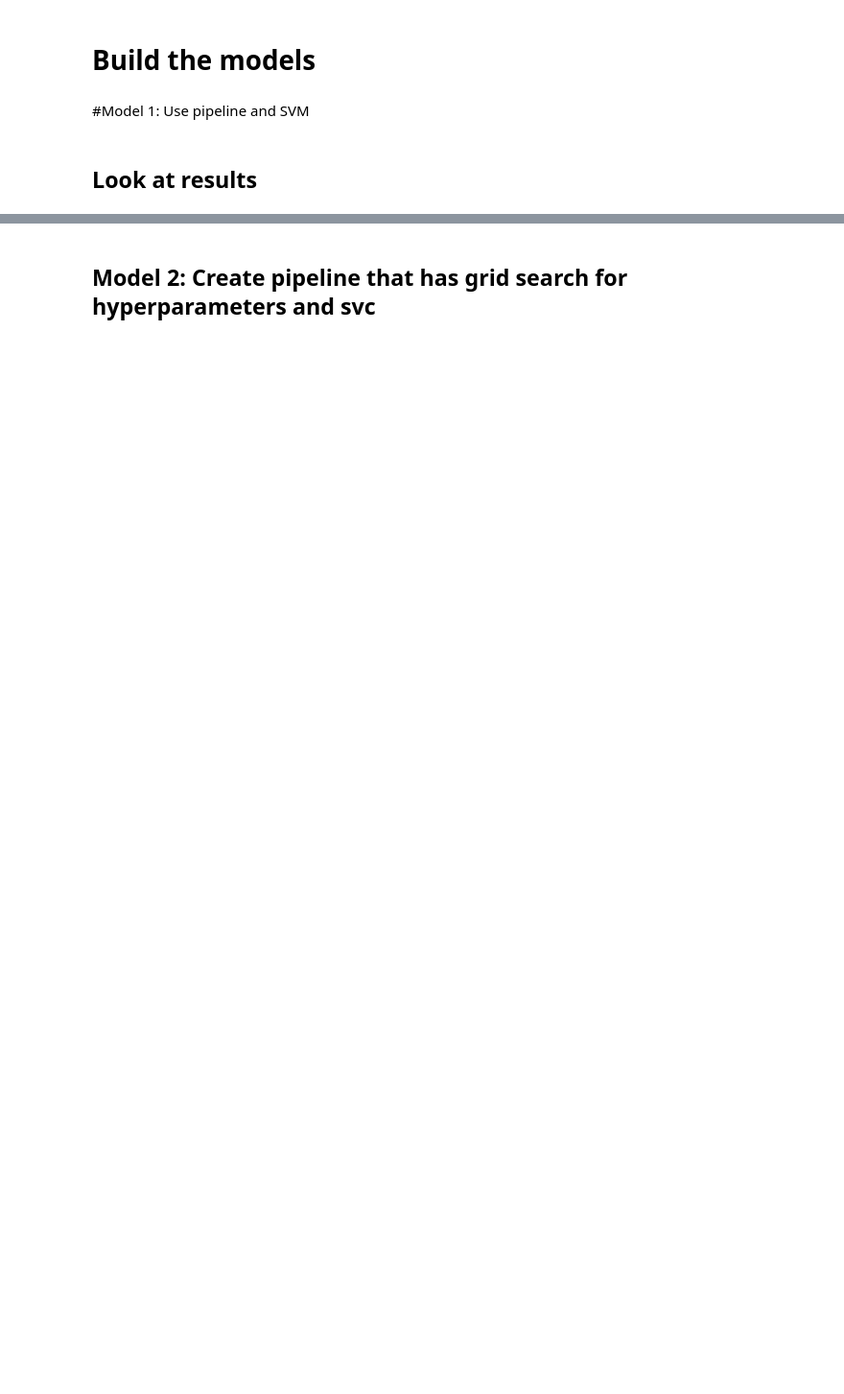
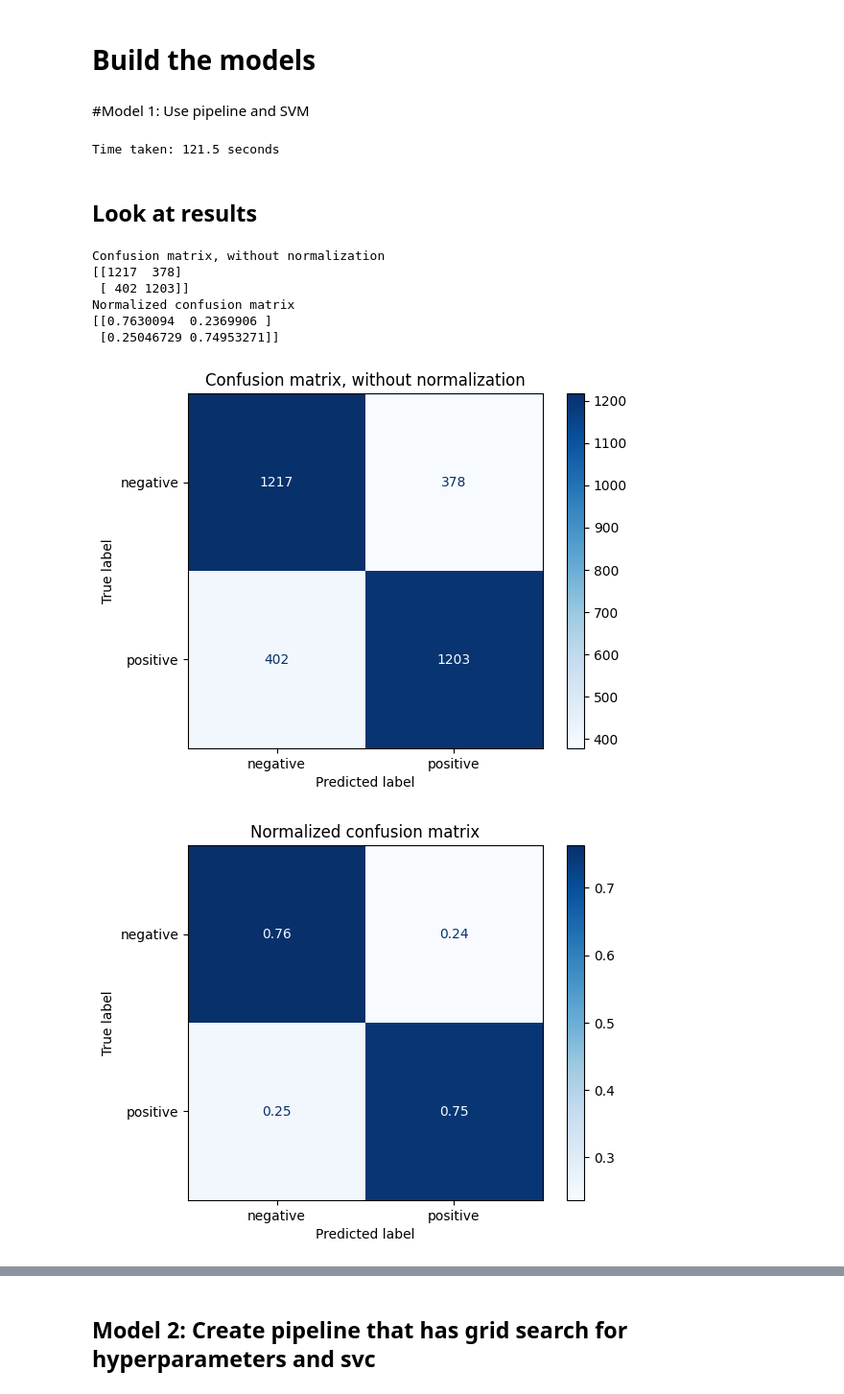
Before and after one commit to Dcarter15/MastersProgram, a Jupyter notebook: DSCI 614/Project6_Carter_Daniel.ipynb, the cells around one changed output, grey strips where cells are left out. Shown: that part at 96% size. Drawn from its saved outputs; the diff is of its cells as text; code cells hidden in the pictures; blank space fills up the shorter version.

```diff
--- a/DSCI 614/Project6_Carter_Daniel.ipynb
+++ b/DSCI 614/Project6_Carter_Daniel.ipynb
@@ -37,3 +38,7 @@ df.head()
 | 2 | 0 | 1467810917 | Mon Apr 06 22:19:53 PDT 2009 | NO_QUERY | mattycus | @Kenichan I dived many times for ... |
 | 3 | 0 | 1467811184 | Mon Apr 06 22:19:57 PDT 2009 | NO_QUERY | ElleCTF | my whole body feels itchy and lik... |
 | 4 | 0 | 1467811193 | Mon Apr 06 22:19:57 PDT 2009 | NO_QUERY | Karoli | @nationwideclass no, it's not beh... |
+# %%
+df = df.sample(frac=1, random_state=3)
+print(df['popularity'].value_counts())
+df.head()
@@ -75,8 +91,9 @@ def clean_text(text):
 # %% [markdown]
 ## Encode text and split into training and test
 # %%
-le = LabelEncoder()
-df['popularity'] = le.fit_transform(df['popularity'])
+# le = LabelEncoder()
+# df['popularity'] = le.fit_transform(df['popularity'])
+df = df.sample(frac=0.01, random_state=42)
 X = df['text']
 y = df['popularity']
 
@@ -111,23 +141,34 @@ pipeline.fit(X_train, y_train)
 
 #time taken
 print(f'Time taken: {np.round(time()-t0,2)} seconds')
+# %% [output]
+Time taken: 121.5 seconds
 # %% [markdown]
 ## Look at results
 # %%
-target_names=['negative', 'neutral', 'positive']
+target_names=['negative', 'positive']
 titles_options = [("Confusion matrix, without normalization", None),
                   ("Normalized confusion matrix", 'true')]
 for title, normalize in titles_options:
     disp = ConfusionMatrixDisplay.from_estimator(pipeline, X_test, y_test,
                                  display_labels= target_names,
                                  cmap=plt.cm.Blues,
                                  normalize=normalize)
     disp.ax_.set_title(title)
 
     print(title)
     print(disp.confusion_matrix)
 
 plt.show()
+# %% [output]
+Confusion matrix, without normalization
+[[1217  378]
+ [ 402 1203]]
+Normalized confusion matrix
+[[0.7630094  0.2369906 ]
+ [0.25046729 0.74953271]]
+[figure, added]
+[figure, added]
 # %%
 # Predict the test data
 y_pred = pipeline.predict(X_test)
```
Also changed, not shown: parts of 20 cells of this notebook, 1 other file.
